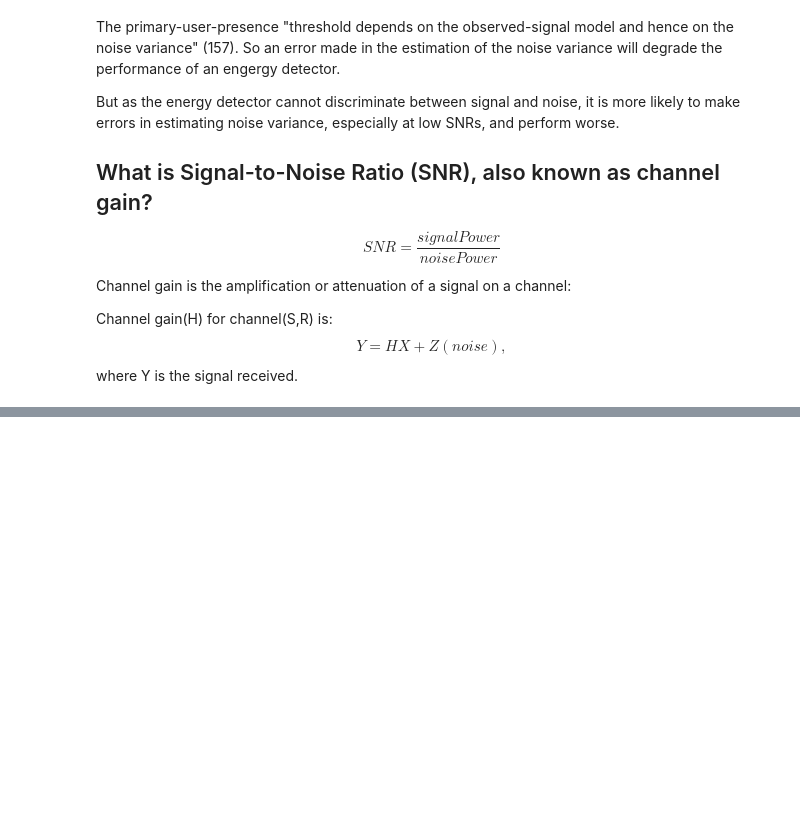
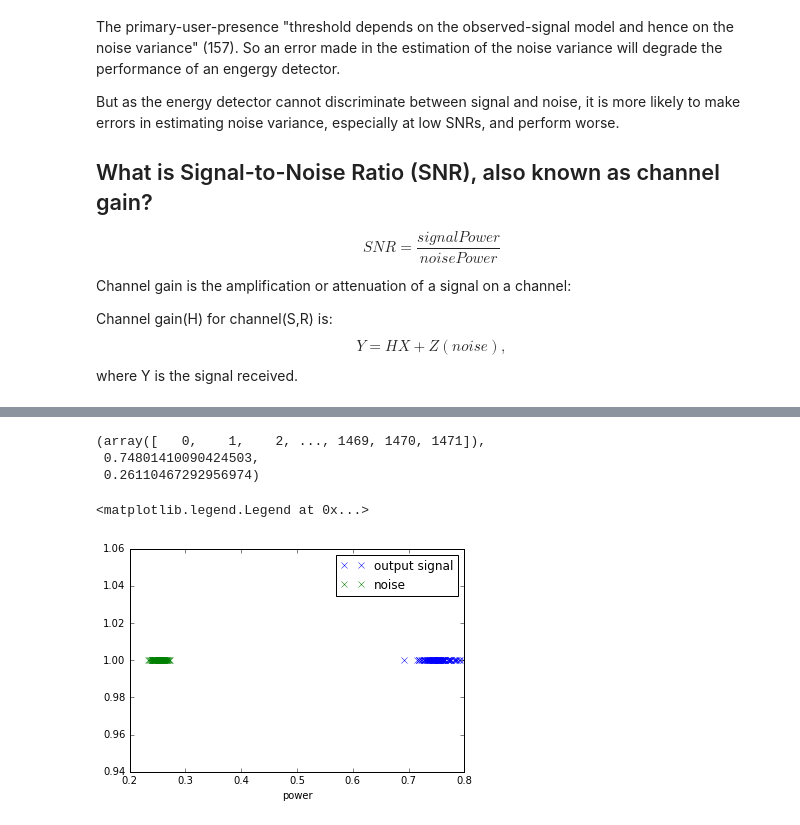
Before and after one commit to rollingcoconut/RadioML, a Jupyter notebook: Detecting_Users_Binary_Classification.ipynb, the cells around one changed output, grey strips where cells are left out. Cells and saved outputs as stored; diff of their text form; code cells hidden in the pictures; blank space fills up the shorter version.

```diff
--- a/Detecting_Users_Binary_Classification.ipynb
+++ b/Detecting_Users_Binary_Classification.ipynb
@@ -183,0 +176,58 @@ plt.scatter(x,noise, color='r')
+# %%
+def gen_PSK_samp(snr_dB=3):   # Function returns signal and noise power for a hardcoded signal with random bitstream
+    bitstream = np.random.randint(0,4,nbits)
+
+    sstream = []
+    for bit in bitstream:
+        symbol = constellation[bit]
+        magnitude = np.abs(symbol)
+        phase = np.angle(symbol)
+        sstream.append(magnitude*np.sin(samples*freq + phase))
+
+    x = np.arange(nbits*samples_per_symbol)
+
+    input_signal = txpower*np.ndarray.flatten(np.array(sstream))
+
+# AWGN channel also lifted from CommPy
+# https://github.com/veeresht/CommPy/blob/master/commpy/channels.py#L72
+    #snr_dB = 3
+    avg_energy = sum(np.abs(input_signal) * np.abs(input_signal))/len(input_signal)
+    snr_linear = 10**(snr_dB/10.0)
+    noise_variance = avg_energy/(2*snr_linear)
+
+    if input_signal.dtype == complex:
+        noise = (np.sqrt(noise_variance) * np.random.randn(len(input_signal)))  \
+        + (np.sqrt(noise_variance) * np.random.randn(len(input_signal))*1j)
+    else:
+        noise = np.sqrt(2*noise_variance) * np.random.randn(len(input_signal))
+
+    output_signal = input_signal + noise
+
+# Power of signal and Power of Noise
+    signal_P = sum([ np.abs(i**2) for i in output_signal])/len(output_signal)
+    noise_P = sum([ np.abs(i**2) for i in noise]) / len(noise)
+    return x, signal_P, noise_P
+
+
+gen_PSK_samp()
+# %% [output]
+(array([   0,    1,    2, ..., 1469, 1470, 1471]),
+ 0.74801410090424503,
+ 0.26110467292956974)
+# %%
+# plot power as a point
+signal_P_arr = []
+noise_P_arr = []
+
+for i in range(100):
+    x, signal_P, noise_P = gen_PSK_samp(3)
+    signal_P_arr.append(signal_P)
+    noise_P_arr.append(noise_P)
+
+plt.plot(signal_P_arr, len(signal_P_arr) * [1], "x")
+plt.plot(noise_P_arr, len(noise_P_arr) * [1], "x")
+plt.xlabel("power")
+plt.legend(['output signal','noise'],  loc="upper right")
+# %% [output]
+<matplotlib.legend.Legend at 0x...>
+[figure, added]
```
Also changed, not shown: parts of 6 cells of this notebook.
